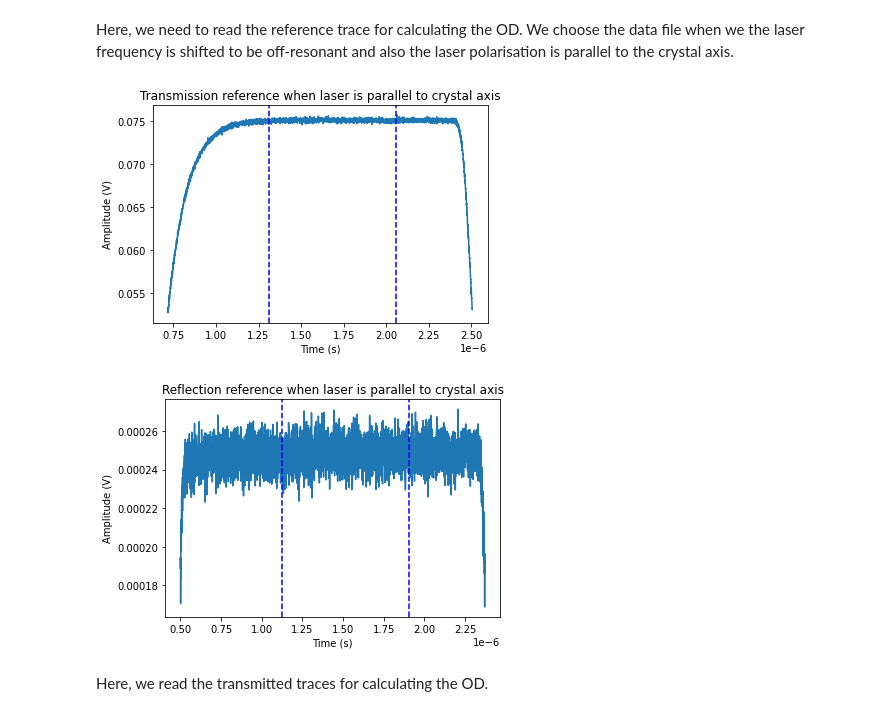
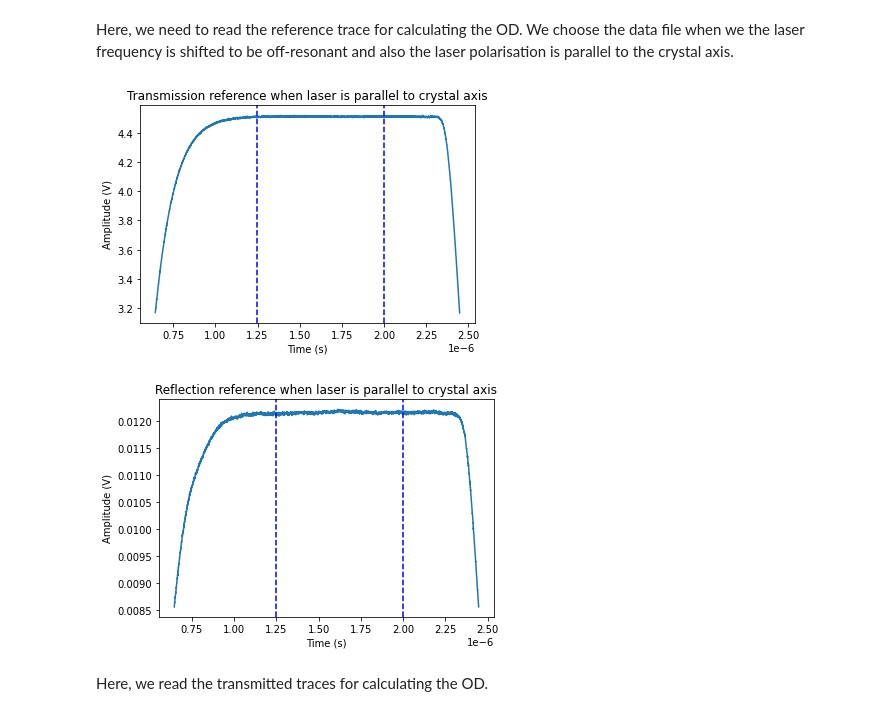
Before and after one commit to JUOM2016/Quick_cal_and_plotting, a Jupyter notebook: absorption_using_SM_laser.ipynb, the cells around one changed output. Drawn from its saved outputs; the diff is of its cells as text; code cells hidden in the pictures.

```diff
--- a/absorption_using_SM_laser.ipynb
+++ b/absorption_using_SM_laser.ipynb
@@ -13,8 +13,8 @@ from scipy.optimize import curve_fit
 # %% [markdown]
 Setting the path of the saved data file
 # %%
-dir = 'C:\\Users\\wj2002\\Dropbox (Heriot-Watt University Team)\\RES_EPS_Quantum_Photonics_Lab\\Experiments\\Current Experiments\\Broadband telecom quantum memories\\2022_PrYVO_Spectroscopy\\Visible\\20221209_0.1%_PrYVO4_absorption_visible_laser'
-folder = 'meas'
+dir = 'C:\\Users\\wj2002\\Dropbox (Heriot-Watt University Team)\\RES_EPS_Quantum_Photonics_Lab\\Experiments\\Current Experiments\\Broadband telecom quantum memories\\2023_Pr_YVO_Sectroscopy\\Visible\\0.1%'
+folder = '0131_OD_laser'
 path = dir + '\\' + folder + '\\'
 file_list = os.listdir(path)
 list_csv=natsorted([i for i in file_list if i.endswith('.CSV')]) # Sort the measured data file
@@ -29,7 +30,7 @@ freq=np.array([495.13757, 495.14181, 495.14923, 495.16095, 495.16975, 495.17721,
 # %% [markdown]
 Here, we need to read the reference trace for calculating the OD. We choose the data file when we the laser frequency is shifted to be off-resonant and also the laser polarisation is parallel to the crystal axis.
 # %%
-referece_file='OD120913.CSV'
+referece_file='OD013102.CSV'
 ref_parallel=pd.read_csv(os.path.join(path,referece_file))
 ref_parallel=ref_parallel.to_numpy()
 transmitted_ref_parallel=ref_parallel[:,2]
@@ -48,35 +49,35 @@ reflected_ref_parallel=ref_parallel[:,3]
 R_max_ref_parallel=np.max(reflected_ref_parallel)
 mask1 = (reflected_ref_parallel[:-1] < R_max_ref_parallel*0.7) & (reflected_ref_parallel[1:] > R_max_ref_parallel*0.7)
 mask2 = (reflected_ref_parallel[:-1] > R_max_ref_parallel*0.7) & (reflected_ref_parallel[1:] < R_max_ref_parallel*0.7)
 Trigger_pos_R_ref_parallel=np.flatnonzero(mask1 | mask2)+1 # find the rising and falling edges
 Trigger_pos_R_ref_parallel_min=np.min(Trigger_pos_R_ref_parallel) # find the minimum value of the rising edge
 Trigger_pos_R_ref_parallel_max=np.max(Trigger_pos_R_ref_parallel) # find the maximum value of the falling edge
 pos_R_ref_parallel_start=round(Trigger_pos_R_ref_parallel_min+(Trigger_pos_R_ref_parallel_max-Trigger_pos_R_ref_parallel_min)/3)
 pos_R_ref_parallel_stop=round(Trigger_pos_R_ref_parallel_min+(Trigger_pos_R_ref_parallel_max-Trigger_pos_R_ref_parallel_min)*3/4)
 R_ref_parallel_ave=np.average(reflected_ref_parallel[pos_R_ref_parallel_start:pos_R_ref_parallel_stop])
 
 normalised_reference=T_ref_parallel_ave/R_ref_parallel_ave
 #Plot raw traces and also show the region between the two vertical dashed blue lines is used to calculated the averaged amplitude
 if Plot_raw_data==1:
 
     fig,ax=plt.subplots()
     ax.plot(ref_parallel[Trigger_pos_T_ref_parallel_min:Trigger_pos_T_ref_parallel_max,0],ref_parallel[Trigger_pos_T_ref_parallel_min:Trigger_pos_T_ref_parallel_max,2])
     ax.axvline(ref_parallel[pos_T_ref_parallel_start,0],color='b',linestyle='dashed')
     ax.axvline(ref_parallel[pos_T_ref_parallel_stop,0],color='b',linestyle='dashed')
     ax.set_xlabel('Time (s)')
     ax.set_ylabel('Amplitude (V)')
     ax.set_title('Transmission reference when laser is parallel to crystal axis')
 
     fig,ax1=plt.subplots()
     ax1.plot(ref_parallel[Trigger_pos_R_ref_parallel_min:Trigger_pos_R_ref_parallel_max,0],ref_parallel[Trigger_pos_R_ref_parallel_min:Trigger_pos_R_ref_parallel_max,3])
     ax1.axvline(ref_parallel[pos_R_ref_parallel_start,0],color='b',linestyle='dashed')
     ax1.axvline(ref_parallel[pos_R_ref_parallel_stop,0],color='b',linestyle='dashed')
     ax1.set_xlabel('Time (s)')
     ax1.set_ylabel('Amplitude (V)')
     ax1.set_title('Reflection reference when laser is parallel to crystal axis')
 # %% [output]
-[figure, old version]
+[figure, new version]
-[figure, old version]
+[figure, new version]
 # %% [markdown]
 Here, we read the transmitted traces for calculating the OD.
 # %%
```
Also changed, not shown: parts of 5 cells of this notebook, 2 other files.
